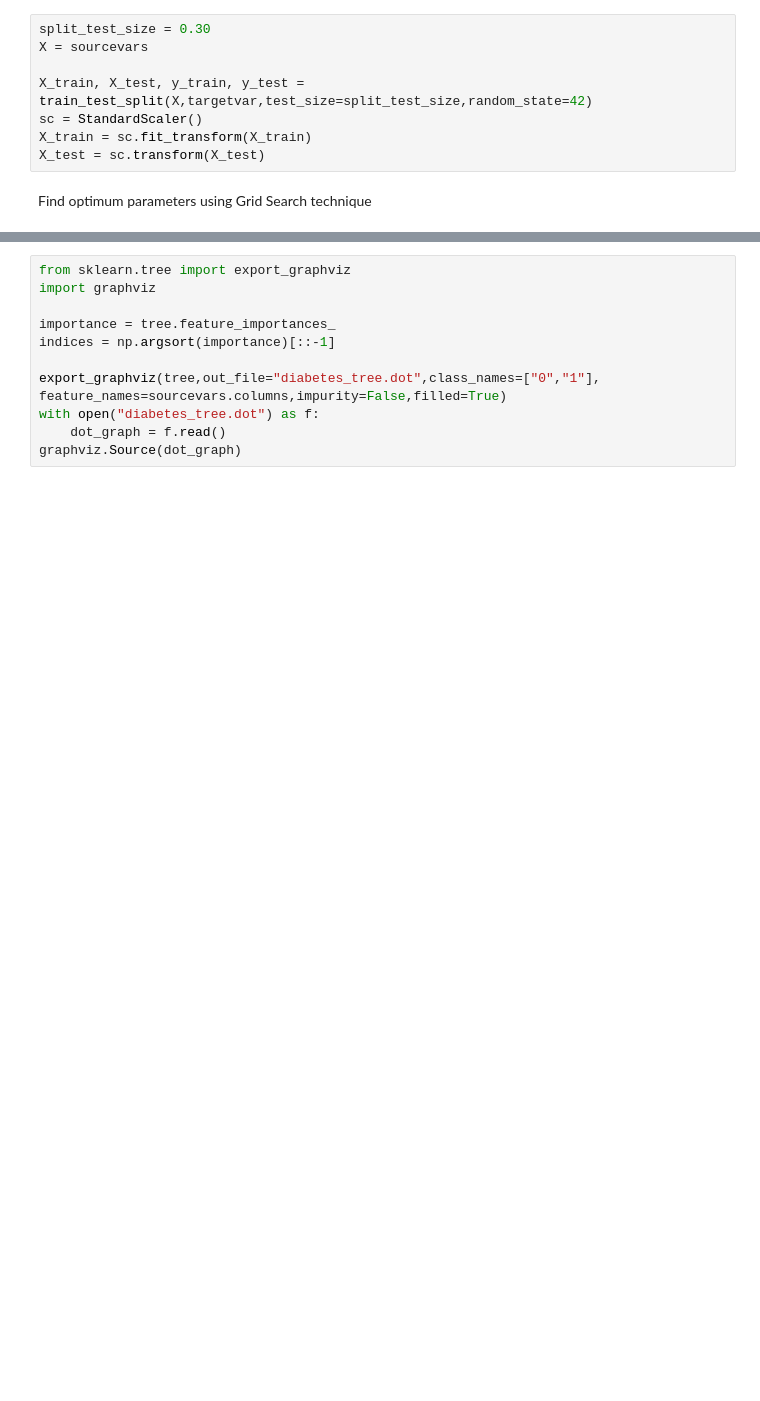
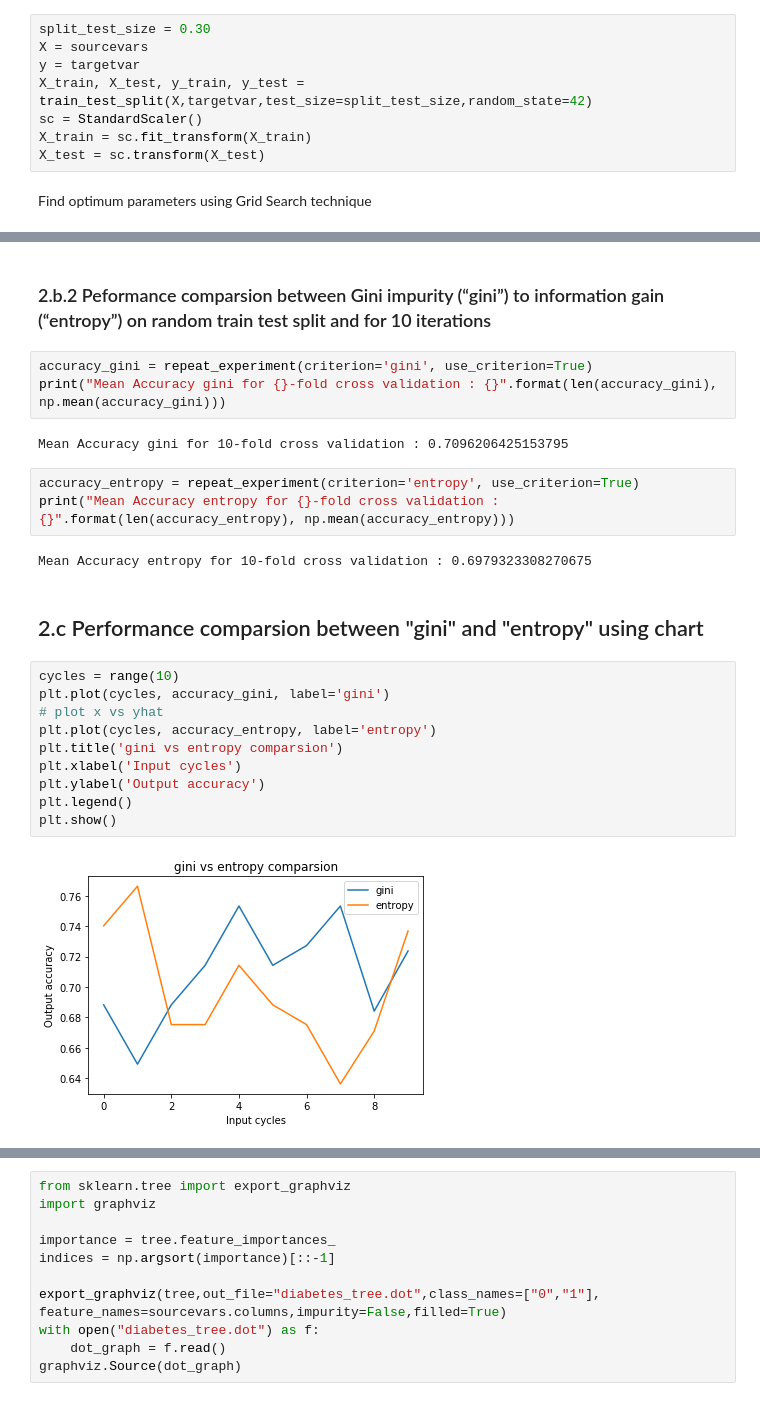
Before and after one commit to Aarif1430/CourseWork_2020, a Jupyter notebook: ECM445_CW_1/coursework1_template.ipynb, the cells around one changed output, grey strips where cells are left out. Drawn from its saved outputs; the diff is of its cells as text; blank space fills up the shorter version.

```diff
--- a/ECM445_CW_1/coursework1_template.ipynb
+++ b/ECM445_CW_1/coursework1_template.ipynb
@@ -146,7 +164,7 @@ from sklearn import metrics
 # %%
 split_test_size = 0.30
 X = sourcevars
-
+y = targetvar
 X_train, X_test, y_train, y_test = train_test_split(X,targetvar,test_size=split_test_size,random_state=42)
 sc = StandardScaler()
 X_train = sc.fit_transform(X_train)
@@ -205,0 +365,26 @@ weighted avg       0.72      0.72      0.72       231
+# %% [markdown]
+### 2.b.2 Peformance comparsion between Gini impurity (“gini”) to information gain (“entropy”) on random train test split and for 10 iterations
+# %%
+accuracy_gini = repeat_experiment(criterion='gini', use_criterion=True)
+print("Mean Accuracy gini for {}-fold cross validation : {}".format(len(accuracy_gini), np.mean(accuracy_gini)))
+# %% [output]
+Mean Accuracy gini for 10-fold cross validation : 0.7096206425153795
+# %%
+accuracy_entropy = repeat_experiment(criterion='entropy', use_criterion=True)
+print("Mean Accuracy entropy for {}-fold cross validation : {}".format(len(accuracy_entropy), np.mean(accuracy_entropy)))
+# %% [output]
+Mean Accuracy entropy for 10-fold cross validation : 0.6979323308270675
+# %% [markdown]
+## 2.c Performance comparsion between "gini" and "entropy" using chart
+# %%
+cycles = range(10)
+plt.plot(cycles, accuracy_gini, label='gini')
+# plot x vs yhat
+plt.plot(cycles, accuracy_entropy, label='entropy')
+plt.title('gini vs entropy comparsion')
+plt.xlabel('Input cycles')
+plt.ylabel('Output accuracy')
+plt.legend()
+plt.show()
+# %% [output]
+[figure, added]
```
Also changed, not shown: parts of 35 cells of this notebook.
